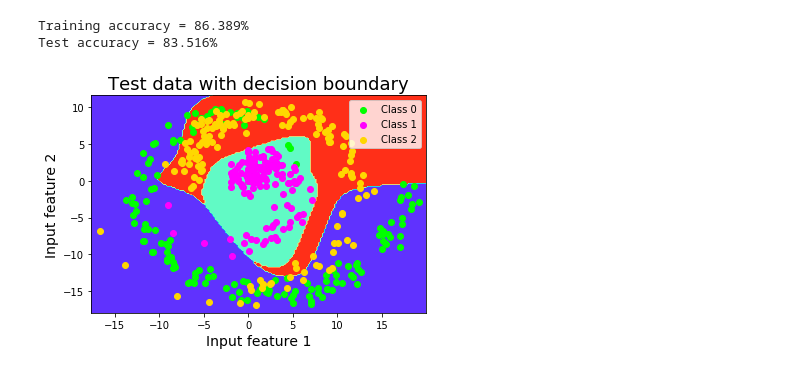
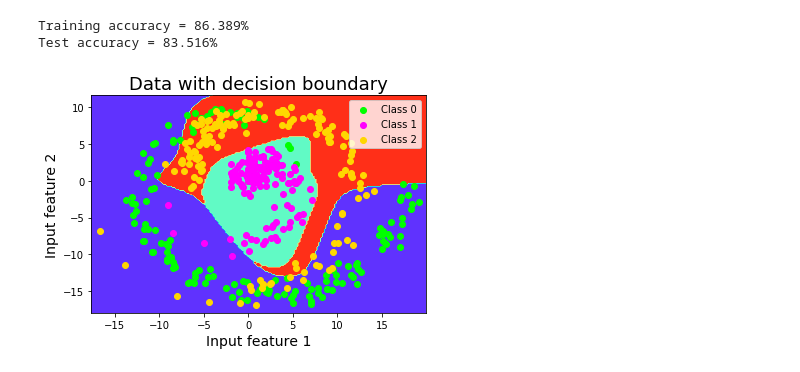
Before and after one commit to tfredrick112/DL-Assignments, a Jupyter notebook: Assignment1/Multiclass Classification using NN with SGD and MOMENTUM.ipynb, the cells around one changed output. Saved outputs shown, nothing was run; the diff lists cells and outputs as text; code cells hidden in the pictures.

```diff
--- a/Assignment1/Multiclass Classification using NN with SGD and MOMENTUM.ipynb
+++ b/Assignment1/Multiclass Classification using NN with SGD and MOMENTUM.ipynb
@@ -336,28 +336,28 @@ Test accuracy = 83.516%
 # %%
 h = .2  # step size in the mesh
 # create a mesh to plot in
 x_min, x_max = X[:, 0].min() - 1, X[:, 0].max() + 1
 y_min, y_max = X[:, 1].min() - 1, X[:, 1].max() + 1
 xx, yy = np.meshgrid(np.arange(x_min, x_max, h),
                      np.arange(y_min, y_max, h))
 
 Z = predictions(np.c_[xx.ravel(), yy.ravel()], parameters)
 
 Z = Z.reshape(xx.shape)
 plt.contourf(xx, yy, Z, cmap=plt.cm.rainbow)
 
 class_0 = np.array(df.loc[df['label'] == 0.0])
 class_1 = np.array(df.loc[df['label'] == 1.0])
 class_2 = np.array(df.loc[df['label'] == 2.0])
 
 plt.scatter(class_0[:, 0], class_0[:, 1], color='lime', label='Class 0')
 plt.scatter(class_1[:, 0], class_1[:, 1], color='magenta', label='Class 1')
 plt.scatter(class_2[:, 0], class_2[:, 1], color='gold', label='Class 2')
 
-plt.title("Test data with decision boundary", size=18)
+plt.title("Data with decision boundary", size=18)
 plt.xlabel("Input feature 1", size=14)
 plt.ylabel("Input feature 2", size=14)
 plt.legend()
 plt.show()
 # %% [output]
-[figure, old version]
+[figure, new version]
```
Also changed, not shown: parts of 1 cell of this notebook.
